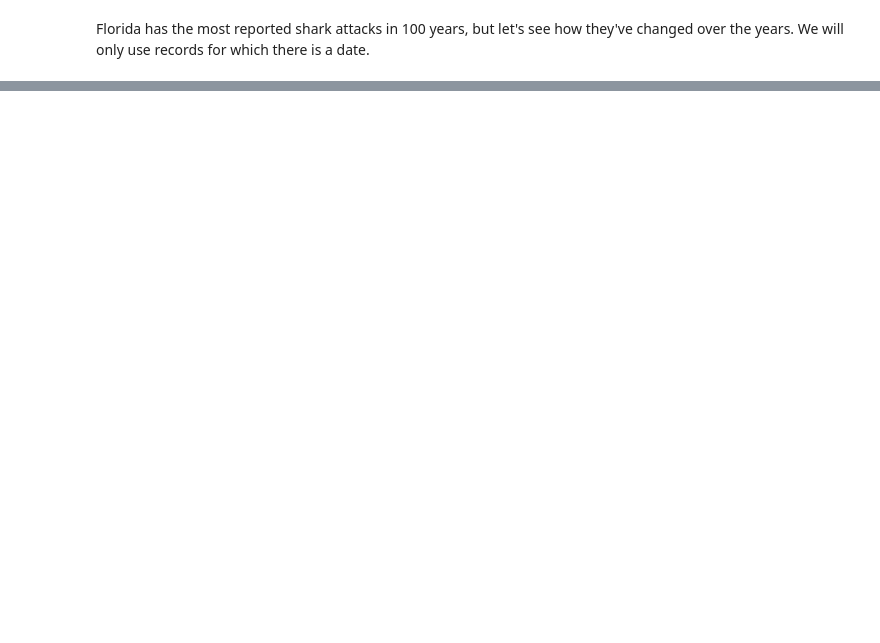
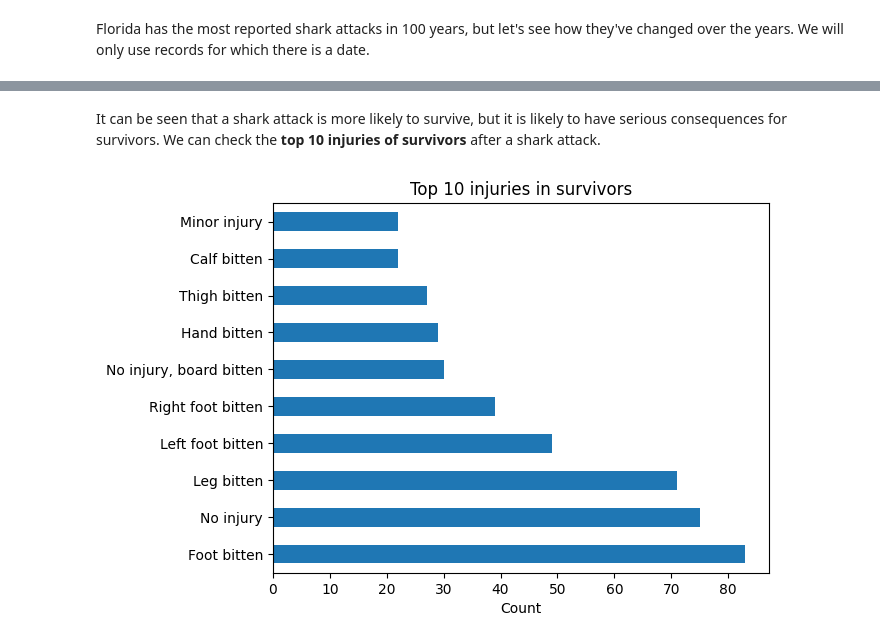
Before and after one commit to plamentzanov/data-science, a Jupyter notebook: Shark Attack Data Analysis.ipynb, the cells around one changed output, grey strips where cells are left out. Saved outputs shown, nothing was run; the diff lists cells and outputs as text; code cells hidden in the pictures; blank space fills up the shorter version.

```diff
--- a/Shark Attack Data Analysis.ipynb
+++ b/Shark Attack Data Analysis.ipynb
@@ -206,0 +232,12 @@ plt.show()
+# %% [markdown]
+It can be seen that a shark attack is more likely to survive, but it is likely to have serious consequences for survivors. We can check the **top 10 injuries of survivors** after a shark attack.
+# %%
+injuries = attacks[fatal_mask & (attacks['fatal'] == 'No') & (attacks['injury'] != 'Survived')]['injury'].\
+value_counts().nlargest(10)
+
+injuries.plot.barh()
+plt.xlabel('Count')
+plt.title('Top 10 injuries in survivors')
+plt.show()
+# %% [output]
+[figure, added]
```
Also changed, not shown: parts of 11 cells of this notebook.
